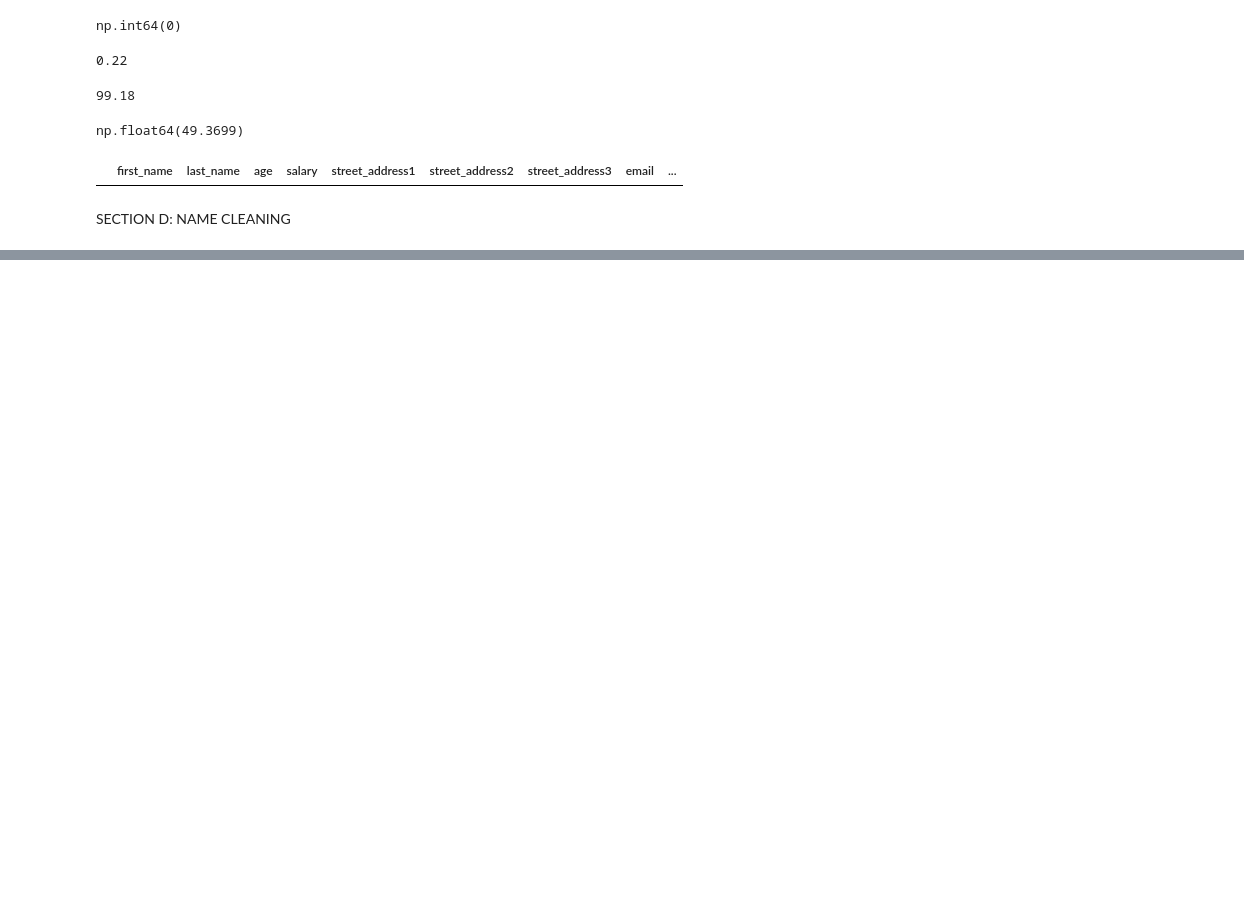
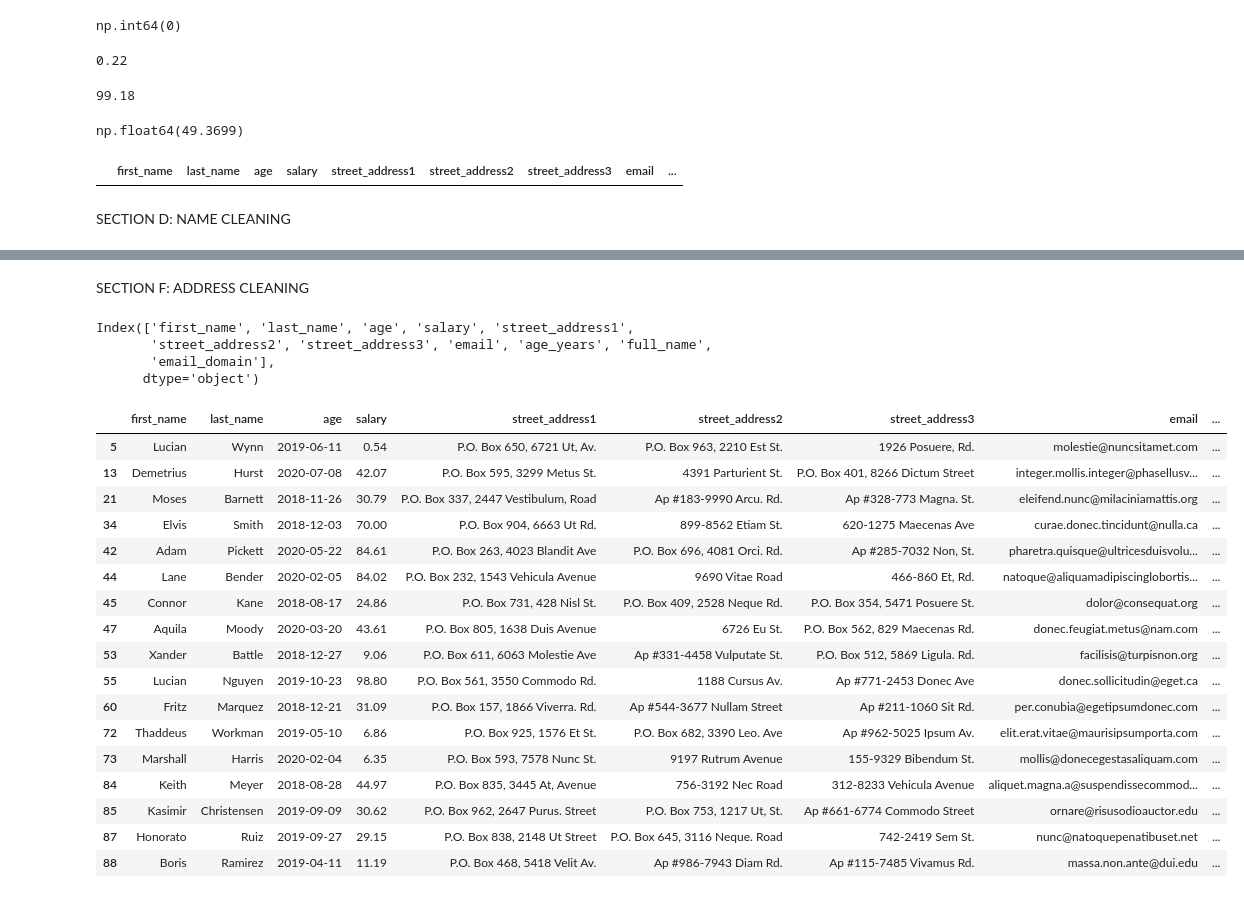
Before and after one commit to Sru-j/daily_lab_activities, a Jupyter notebook: 2_Example_DataCleaning.ipynb, the cells around one changed output, grey strips where cells are left out. Drawn from its saved outputs; the diff is of its cells as text; code cells hidden in the pictures; blank space fills up the shorter version.

```diff
--- a/2_Example_DataCleaning.ipynb
+++ b/2_Example_DataCleaning.ipynb
@@ -267,0 +351,4 @@ SECTION D: NAME CLEANING
+# %%
+#Create a full_name column combining First Name and Last name.
+df['full_name'] = df['first_name'] + ' ' + df['last_name']
+df['full_name']
@@ -267,0 +372,4 @@ SECTION D: NAME CLEANING
+# %%
+#Convert all emails to lowercase
+df['email'] = df['email'].str.lower()
+df['email']
@@ -267,0 +391,4 @@ SECTION D: NAME CLEANING
+# %%
+#Remove leading/trailing spaces in email column.
+df['email'] = df['email'].str.strip()
+df['email']
@@ -267,0 +454,4 @@ SECTION D: NAME CLEANING
+# %%
+#Extract email domain and compute frequency of each domain.
+df['email_domain'] = df['email'].str.split('@').str[1]
+df['email_domain'].value_counts()
@@ -267,0 +474,31 @@ SECTION D: NAME CLEANING
+# %% [markdown]
+SECTION F: ADDRESS CLEANING
+# %%
+df.columns
+# %% [output]
+Index(['first_name', 'last_name', 'age', 'salary', 'street_address1',
+       'street_address2', 'street_address3', 'email', 'age_years', 'full_name',
+       'email_domain'],
+      dtype='object')
+# %%
+#Identify addresses containing ‘P.O. Box’.
+df[df['street_address1'].str.contains('P.O. Box')]
+# %% [output]
+|  | first_name | last_name | age | salary | street_address1 | street_address2 | street_address3 | email | ... |
+| 5 | Lucian | Wynn | 2019-06-11 | 0.54 | P.O. Box 650, 6721 Ut, Av. | P.O. Box 963, 2210 Est St. | 1926 Posuere, Rd. | molestie@nuncsitamet.com | ... |
+| 13 | Demetrius | Hurst | 2020-07-08 | 42.07 | P.O. Box 595, 3299 Metus St. | 4391 Parturient St. | P.O. Box 401, 8266 Dictum Street | integer.mollis.integer@phasellusv... | ... |
+| 21 | Moses | Barnett | 2018-11-26 | 30.79 | P.O. Box 337, 2447 Vestibulum, Road | Ap #183-9990 Arcu. Rd. | Ap #328-773 Magna. St. | eleifend.nunc@milaciniamattis.org | ... |
+| 34 | Elvis | Smith | 2018-12-03 | 70.00 | P.O. Box 904, 6663 Ut Rd. | 899-8562 Etiam St. | 620-1275 Maecenas Ave | curae.donec.tincidunt@nulla.ca | ... |
+| 42 | Adam | Pickett | 2020-05-22 | 84.61 | P.O. Box 263, 4023 Blandit Ave | P.O. Box 696, 4081 Orci. Rd. | Ap #285-7032 Non, St. | pharetra.quisque@ultricesduisvolu... | ... |
+| 44 | Lane | Bender | 2020-02-05 | 84.02 | P.O. Box 232, 1543 Vehicula Avenue | 9690 Vitae Road | 466-860 Et, Rd. | natoque@aliquamadipiscinglobortis... | ... |
+| 45 | Connor | Kane | 2018-08-17 | 24.86 | P.O. Box 731, 428 Nisl St. | P.O. Box 409, 2528 Neque Rd. | P.O. Box 354, 5471 Posuere St. | dolor@consequat.org | ... |
+| 47 | Aquila | Moody | 2020-03-20 | 43.61 | P.O. Box 805, 1638 Duis Avenue | 6726 Eu St. | P.O. Box 562, 829 Maecenas Rd. | donec.feugiat.metus@nam.com | ... |
+| 53 | Xander | Battle | 2018-12-27 | 9.06 | P.O. Box 611, 6063 Molestie Ave | Ap #331-4458 Vulputate St. | P.O. Box 512, 5869 Ligula. Rd. | facilisis@turpisnon.org | ... |
+| 55 | Lucian | Nguyen | 2019-10-23 | 98.80 | P.O. Box 561, 3550 Commodo Rd. | 1188 Cursus Av. | Ap #771-2453 Donec Ave | donec.sollicitudin@eget.ca | ... |
+| 60 | Fritz | Marquez | 2018-12-21 | 31.09 | P.O. Box 157, 1866 Viverra. Rd. | Ap #544-3677 Nullam Street | Ap #211-1060 Sit Rd. | per.conubia@egetipsumdonec.com | ... |
+| 72 | Thaddeus | Workman | 2019-05-10 | 6.86 | P.O. Box 925, 1576 Et St. | P.O. Box 682, 3390 Leo. Ave | Ap #962-5025 Ipsum Av. | elit.erat.vitae@maurisipsumporta.com | ... |
+| 73 | Marshall | Harris | 2020-02-04 | 6.35 | P.O. Box 593, 7578 Nunc St. | 9197 Rutrum Avenue | 155-9329 Bibendum St. | mollis@donecegestasaliquam.com | ... |
+| 84 | Keith | Meyer | 2018-08-28 | 44.97 | P.O. Box 835, 3445 At, Avenue | 756-3192 Nec Road | 312-8233 Vehicula Avenue | aliquet.magna.a@suspendissecommod... | ... |
+| 85 | Kasimir | Christensen | 2019-09-09 | 30.62 | P.O. Box 962, 2647 Purus. Street | P.O. Box 753, 1217 Ut, St. | Ap #661-6774 Commodo Street | ornare@risusodioauctor.edu | ... |
+| 87 | Honorato | Ruiz | 2019-09-27 | 29.15 | P.O. Box 838, 2148 Ut Street | P.O. Box 645, 3116 Neque. Road | 742-2419 Sem St. | nunc@natoquepenatibuset.net | ... |
+| 88 | Boris | Ramirez | 2019-04-11 | 11.19 | P.O. Box 468, 5418 Velit Av. | Ap #986-7943 Diam Rd. | Ap #115-7485 Vivamus Rd. | massa.non.ante@dui.edu | ... |
```
Also changed, not shown: parts of 43 cells of this notebook.
